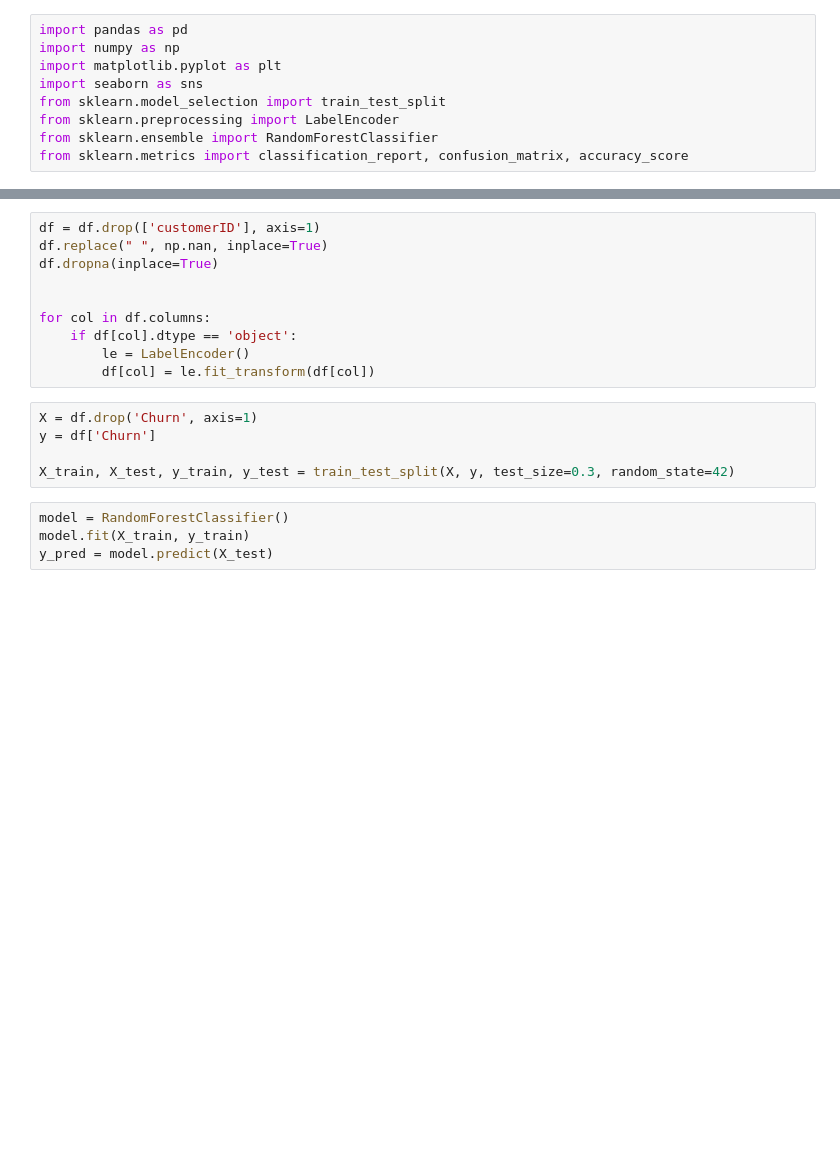
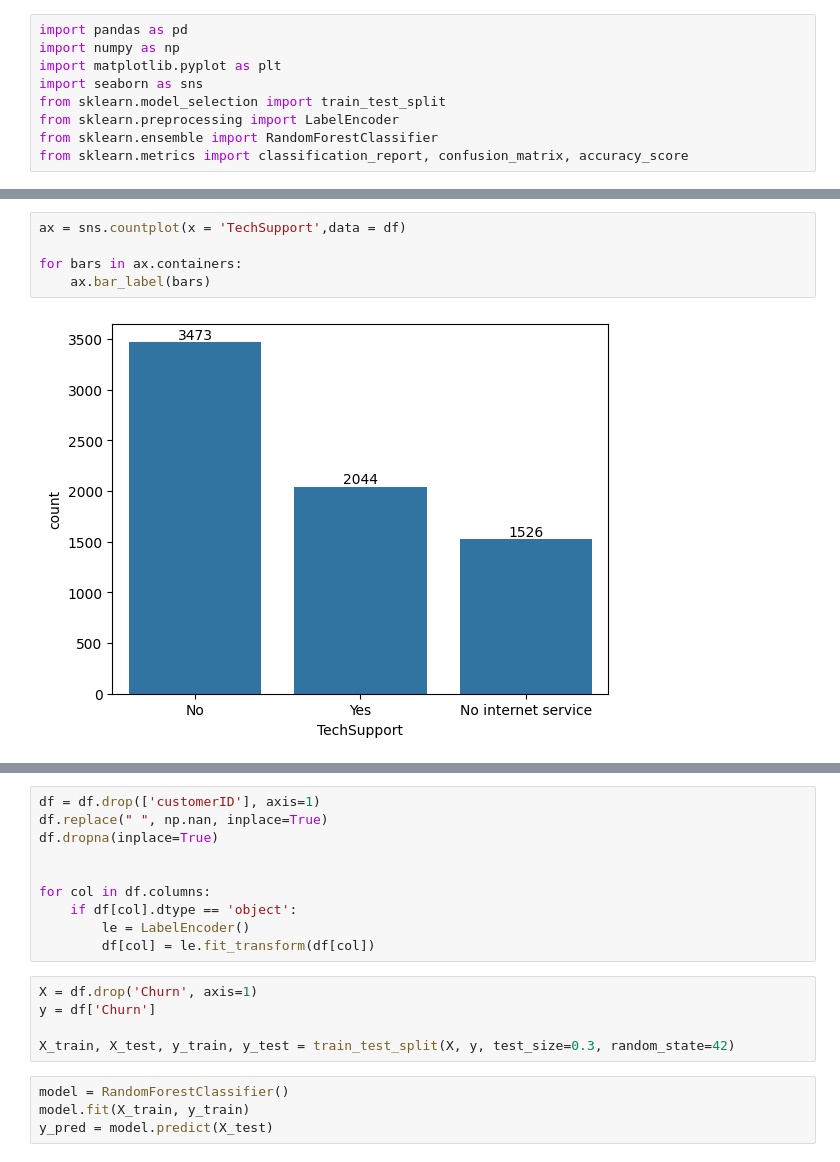
Before and after one commit to manan36chauhan/data_science_project, a Jupyter notebook: customer_churn_analysis.ipynb, the cells around one changed output, grey strips where cells are left out. Drawn from its saved outputs; the diff is of its cells as text; blank space fills up the shorter version.

```diff
--- a/customer_churn_analysis.ipynb
+++ b/customer_churn_analysis.ipynb
@@ -20,0 +92,7 @@ plt.show()
+# %%
+ax = sns.countplot(x = 'TechSupport',data = df)
+
+for bars in ax.containers:
+    ax.bar_label(bars)
+# %% [output]
+[figure, added]
```
Also changed, not shown: parts of 9 cells of this notebook.
